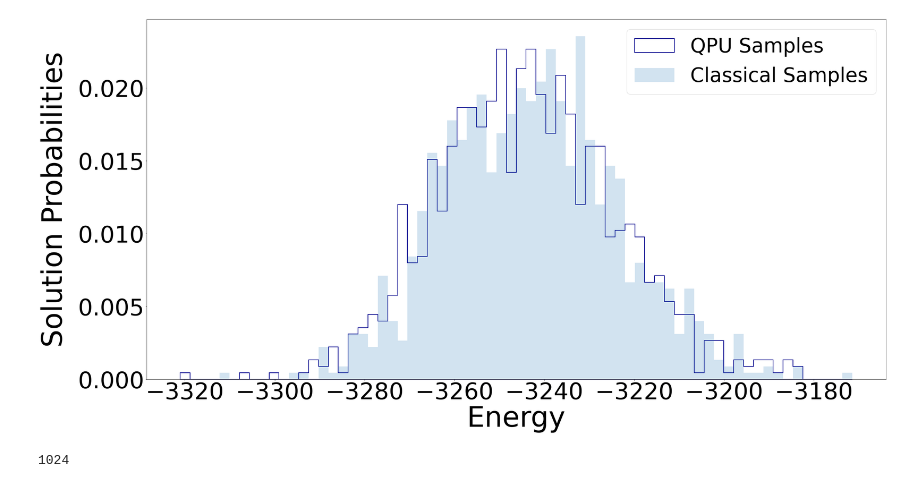
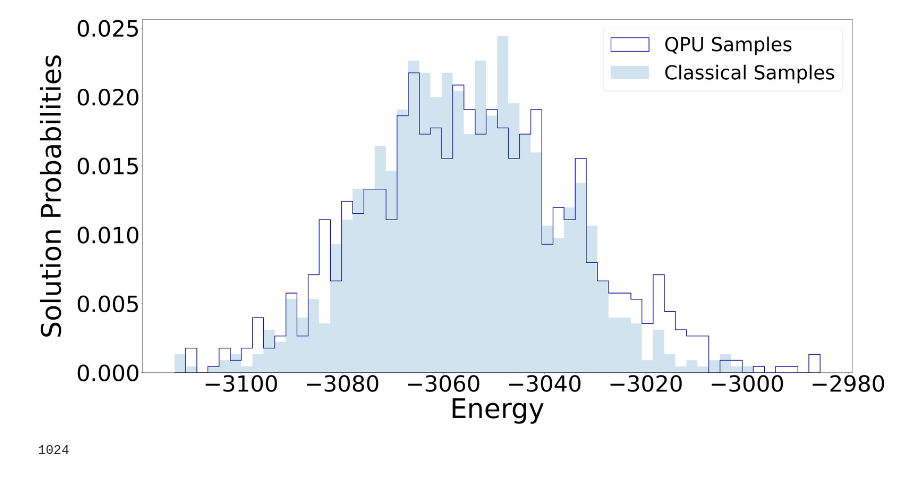
Before and after one commit to QaloSim/CaloQVAE, a Jupyter notebook: notebooks/PaperPlots.ipynb, the cells around one changed output. Cells and saved outputs as stored; diff of their text form; code cells hidden in the pictures.

Commit message:
Update paper data

```diff
--- a/notebooks/PaperPlots.ipynb
+++ b/notebooks/PaperPlots.ipynb
@@ -24,7 +24,7 @@ import json
 # %%
 #triumf_ml1_dir = '/home/s4hoque/DwaveSampInteg'
 #recover_dir = triumf_ml1_dir+'/CaloQVAE/outputs/2022-11-30/22-26-46/beta_estimation_data'
-recover_dir = '/home/blazerjia/saved_output/eplus/beta_estimation_data'
+recover_dir = '/home/blazerjia/Publication/Saved_samples/DWAVE/piplus/beta_estimation_data'
 # %%
 ising_weights, ising_vbias, ising_hbias, aux_crbm_energy_exps, dwave_energies, betas= recover_saved_parameters(recover_dir, nb_data=0)
 # %%
@@ -54,9 +54,9 @@ def plot_paper_energies(energies1, energies2, binwidth=2.2, beta=None, save_imag
     plt.close()
     #return fig
 # %%
-plot_paper_energies(dwave_energies[3], aux_crbm_energy_exps)
+plot_paper_energies(dwave_energies[0], aux_crbm_energy_exps)
 # %% [output]
-[figure, old version]
+[figure, new version]
 # %%
 len(aux_crbm_energy_exps)
 # %% [output]
```
Also changed, not shown: 4 other files.
